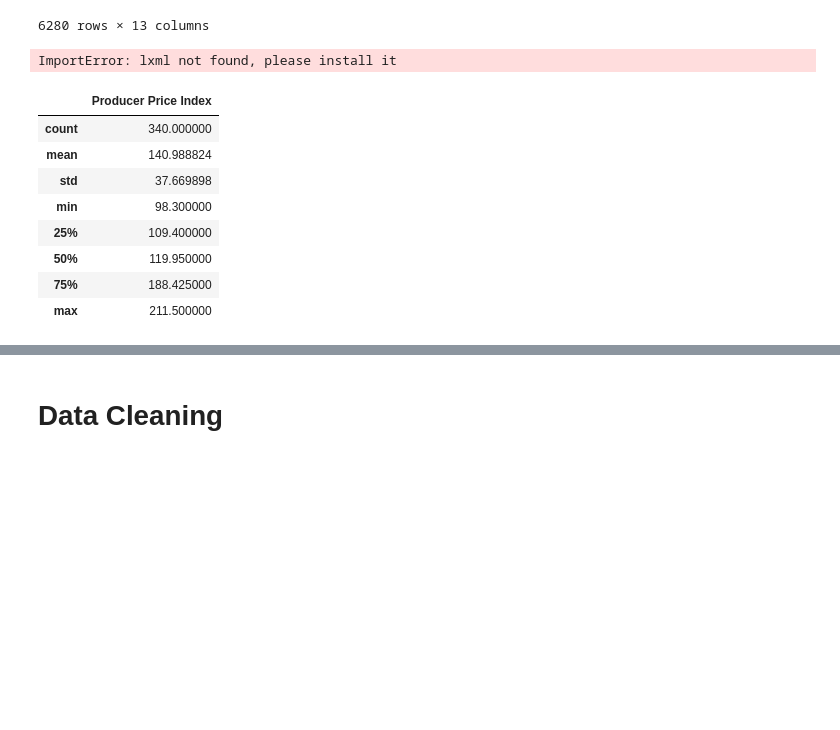
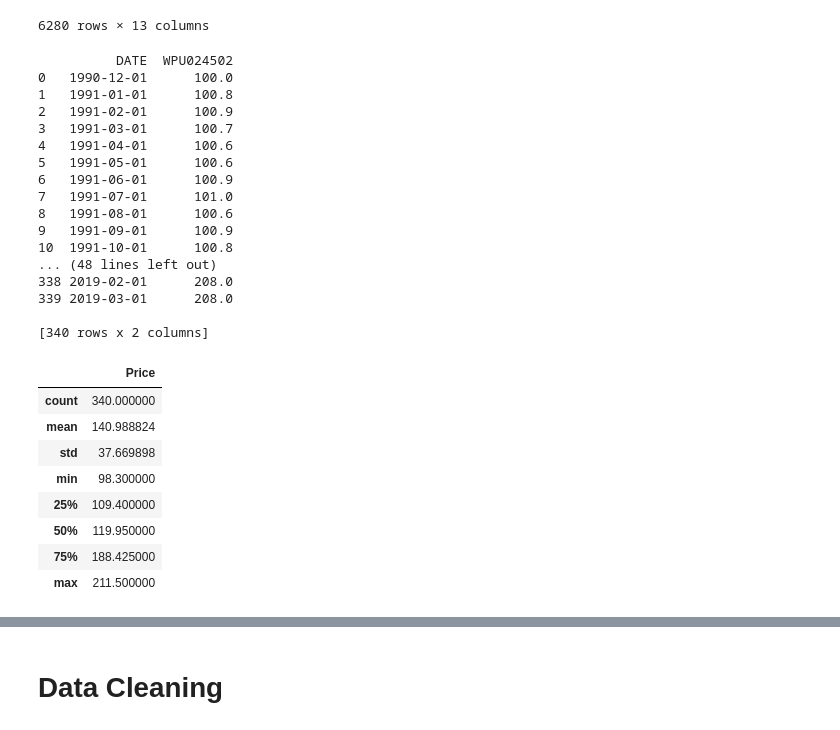
Before and after one commit to yat018/COGS108-Team-Pepperoni, a Jupyter notebook: FinalProject.ipynb, the cells around one changed output, grey strips where cells are left out. Saved outputs shown, nothing was run; the diff lists cells and outputs as text; code cells hidden in the pictures; blank space fills up the shorter version.

```diff
--- a/FinalProject.ipynb
+++ b/FinalProject.ipynb
@@ -121,18 +121,38 @@ df_list_beef = pd.read_html("https://www.indexmundi.com/commodities/?commodity=b
 monthly_beef_price = df_list[1]
 
 monthly_beef_price.describe()
+
+beef_list = pd.read_html("https://www.indexmundi.com/commodities/?commodity=beef&months=60")
+
+beef_df = beef_list[1]
-# %% [output]
-ImportError: lxml not found, please install it
 # %%
 # read the monthly potato price from 1990-12-01 to 2019-03-01
 monthly_potato_price = pd.read_excel("Producer Price Index for Potato.xls")
 
+print(monthly_potato_price)
 # rename the producer price index
-monthly_potato_price = monthly_potato_price.rename(index=str, columns={"WPU024502": "Producer Price Index"})
+monthly_potato_price = monthly_potato_price.rename(index=str, columns={"WPU024502": "Price"})
 
 monthly_potato_price.describe()
 # %% [output]
+          DATE  WPU024502
+0   1990-12-01      100.0
+1   1991-01-01      100.8
+2   1991-02-01      100.9
+3   1991-03-01      100.7
+4   1991-04-01      100.6
+5   1991-05-01      100.6
+6   1991-06-01      100.9
+7   1991-07-01      101.0
+8   1991-08-01      100.6
+9   1991-09-01      100.9
+10  1991-10-01      100.8
+... (48 lines left out)
+338 2019-02-01      208.0
+339 2019-03-01      208.0
+
+[340 rows x 2 columns]
-|  | Producer Price Index |
+|  | Price |
 | count | 340.000000 |
 | mean | 140.988824 |
 | std | 37.669898 |
```
Also changed, not shown: parts of 4 cells of this notebook.
